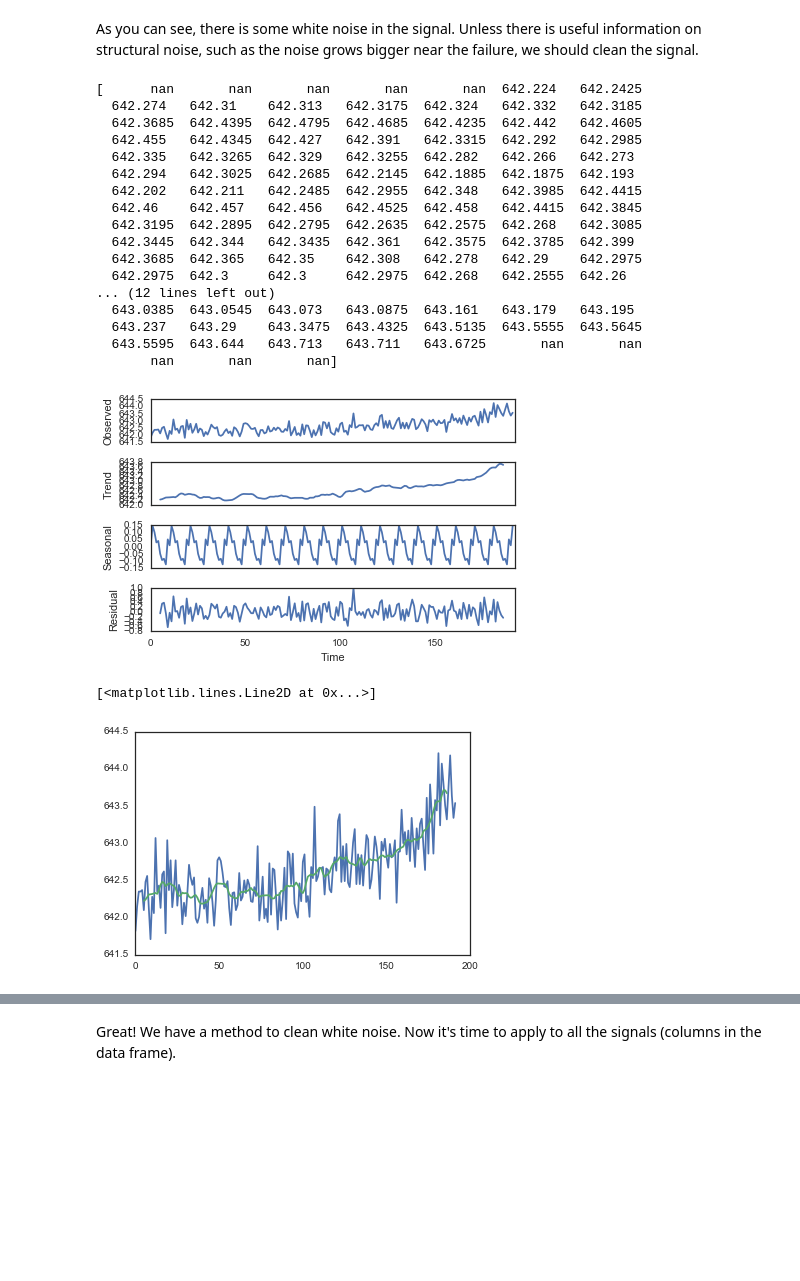
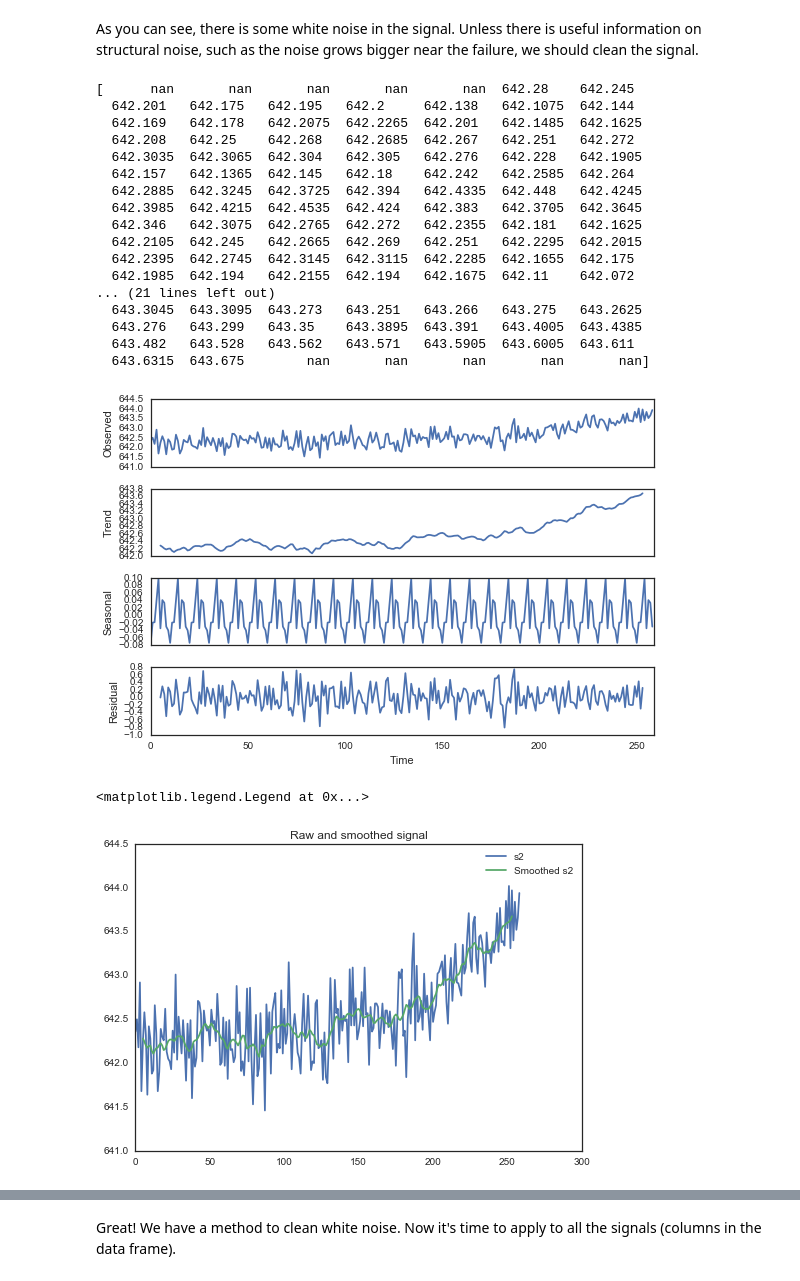
Before and after one commit to iceberg12/NUS_guest_lecture, a Jupyter notebook: Prognostics Prediction.ipynb, the cells around one changed output, grey strips where cells are left out. Cells and saved outputs as stored; diff of their text form; code cells hidden in the pictures; blank space fills up the shorter version.

```diff
--- a/Prognostics Prediction.ipynb
+++ b/Prognostics Prediction.ipynb
@@ -39,12 +45,12 @@ We have data from 4 machine fleets. Here we examine the first one FD001.
 print('Start loading data ...')
 
 # Load and combine training data
-train_1 = pd.read_csv('./input/train_FD001.txt', delim_whitespace=True, header=None)
+#train_1 = pd.read_csv('./input/train_FD001.txt', delim_whitespace=True, header=None)
 #train_2 = pd.read_csv('./input/train_FD002.txt', delim_whitespace=True, header=None)
-#train_3 = pd.read_csv('./input/train_FD003.txt', delim_whitespace=True, header=None)
+train_3 = pd.read_csv('./input/train_FD003.txt', delim_whitespace=True, header=None)
 #train_4 = pd.read_csv('./input/train_FD004.txt', delim_whitespace=True, header=None)
 
-train = train_1
+train = train_3
 # %% [output]
 Start loading data ...
 # %%
@@ -112,33 +118,35 @@ res = seasonal_decompose(s2_1_cycle.values, freq=10)
 print(res.trend)
 resplot = res.plot()
 # %% [output]
-[      nan       nan       nan       nan       nan  642.224   642.2425
-  642.274   642.31    642.313   642.3175  642.324   642.332   642.3185
-  642.3685  642.4395  642.4795  642.4685  642.4235  642.442   642.4605
-  642.455   642.4345  642.427   642.391   642.3315  642.292   642.2985
-  642.335   642.3265  642.329   642.3255  642.282   642.266   642.273
-  642.294   642.3025  642.2685  642.2145  642.1885  642.1875  642.193
-  642.202   642.211   642.2485  642.2955  642.348   642.3985  642.4415
-  642.46    642.457   642.456   642.4525  642.458   642.4415  642.3845
-  642.3195  642.2895  642.2795  642.2635  642.2575  642.268   642.3085
-  642.3445  642.344   642.3435  642.361   642.3575  642.3785  642.399
-  642.3685  642.365   642.35    642.308   642.278   642.29    642.2975
-  642.2975  642.3     642.3     642.2975  642.268   642.2555  642.26
-... (12 lines left out)
-  643.0385  643.0545  643.073   643.0875  643.161   643.179   643.195
-  643.237   643.29    643.3475  643.4325  643.5135  643.5555  643.5645
-  643.5595  643.644   643.713   643.711   643.6725       nan       nan
-       nan       nan       nan]
+[      nan       nan       nan       nan       nan  642.28    642.245
+  642.201   642.175   642.195   642.2     642.138   642.1075  642.144
+  642.169   642.178   642.2075  642.2265  642.201   642.1485  642.1625
+  642.208   642.25    642.268   642.2685  642.267   642.251   642.272
+  642.3035  642.3065  642.304   642.305   642.276   642.228   642.1905
+  642.157   642.1365  642.145   642.18    642.242   642.2585  642.264
+  642.2885  642.3245  642.3725  642.394   642.4335  642.448   642.4245
+  642.3985  642.4215  642.4535  642.424   642.383   642.3705  642.3645
+  642.346   642.3075  642.2765  642.272   642.2355  642.181   642.1625
+  642.2105  642.245   642.2665  642.269   642.251   642.2295  642.2015
+  642.2395  642.2745  642.3145  642.3115  642.2285  642.1655  642.175
+  642.1985  642.194   642.2155  642.194   642.1675  642.11    642.072
+... (21 lines left out)
+  643.3045  643.3095  643.273   643.251   643.266   643.275   643.2625
+  643.276   643.299   643.35    643.3895  643.391   643.4005  643.4385
+  643.482   643.528   643.562   643.571   643.5905  643.6005  643.611
+  643.6315  643.675        nan       nan       nan       nan       nan]
-[figure, old version]
+[figure, new version]
 # %%
 # access individual series by
 trend = res.trend
 seasonal = res.seasonal
 residual = res.resid
 
-plt.plot(s2_1_cycle)
-plt.plot(trend)
+line_1, = plt.plot(s2_1_cycle, label='line 1')
+line_2, = plt.plot(trend, label='line 2')
+plt.title('Raw and smoothed signal')
+plt.legend([line_1, line_2], ['s2', 'Smoothed s2'])
 # %% [output]
-[<matplotlib.lines.Line2D at 0x...>]
+<matplotlib.legend.Legend at 0x...>
-[figure, old version]
+[figure, new version]
 # %% [markdown]
```
Also changed, not shown: parts of 14 cells of this notebook.
